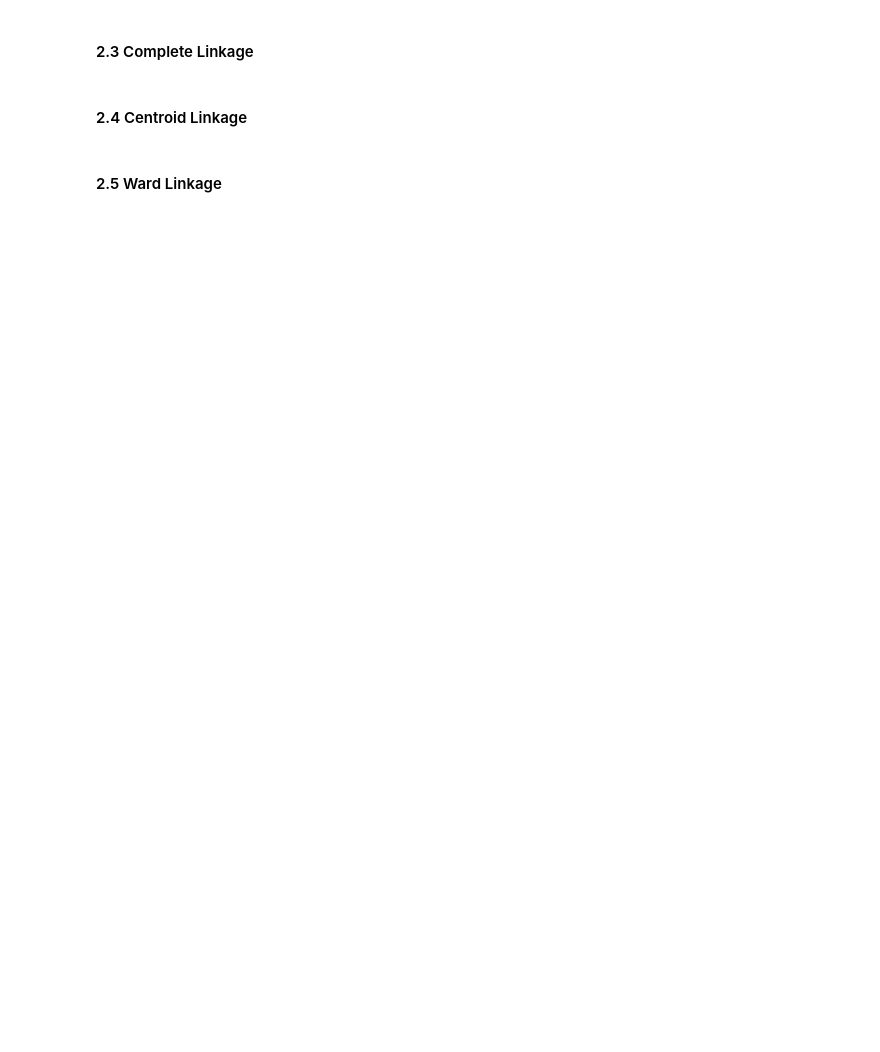
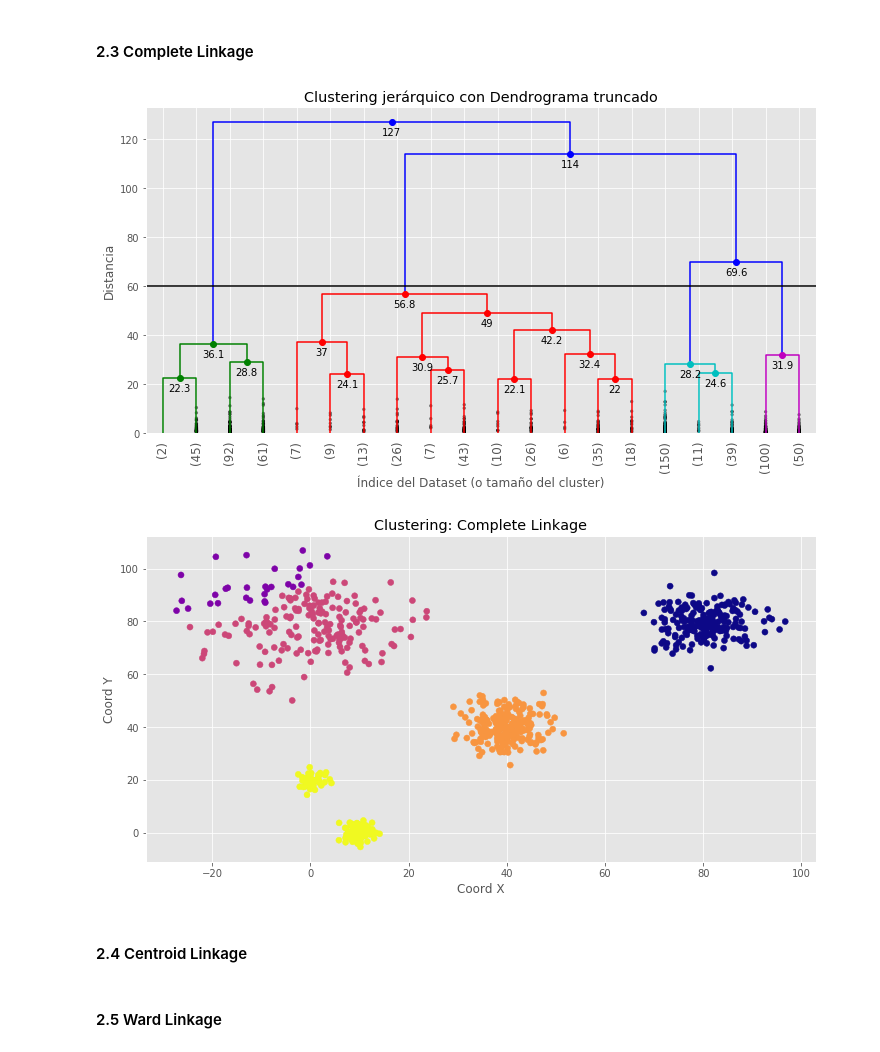
Before and after one commit to arrpak/MachineLearning, a Jupyter notebook: 09_Clustering/00_Clustering.ipynb, the cells around one changed output. Drawn from its saved outputs; the diff is of its cells as text; code cells hidden in the pictures; blank space fills up the shorter version.

```diff
--- a/09_Clustering/00_Clustering.ipynb
+++ b/09_Clustering/00_Clustering.ipynb
@@ -113,26 +116,29 @@ plt.show();
 # %%
 # Linkage Matrix
 Z3 = linkage(X, "complete")
 # Dendrogram
 plt.figure(figsize=(12,6))
 dendrogram_tune(Z3,truncate_mode='lastp',p=20, leaf_rotation=90., leaf_font_size=12.,
                 show_contracted=True,annotate_above=10, max_d=60)
 plt.show();
 #######################################
 #### How many clusters do we want? ####
 #######################################
 # Maximum number of Clusters
 k=5
 clusters = fcluster(Z3, k, criterion="maxclust")
 # Distance Criterion
 # max_d=30
 # clusters = fcluster(Z3, max_d, criterion="distance")
 plt.figure(figsize=(12,6))
 plt.scatter(X[:,0], X[:,1], c = clusters, cmap="plasma")
-plt.title("Clusters: Complete Linkage")
+plt.title("Clustering: Complete Linkage")
 plt.xlabel("Coord X")
 plt.ylabel("Coord Y")
 plt.show();
+# %% [output]
+[figure, added]
+[figure, added]
 # %% [markdown]
 #### 2.4 Centroid Linkage
 # %%
```
Also changed, not shown: parts of 4 cells of this notebook.
